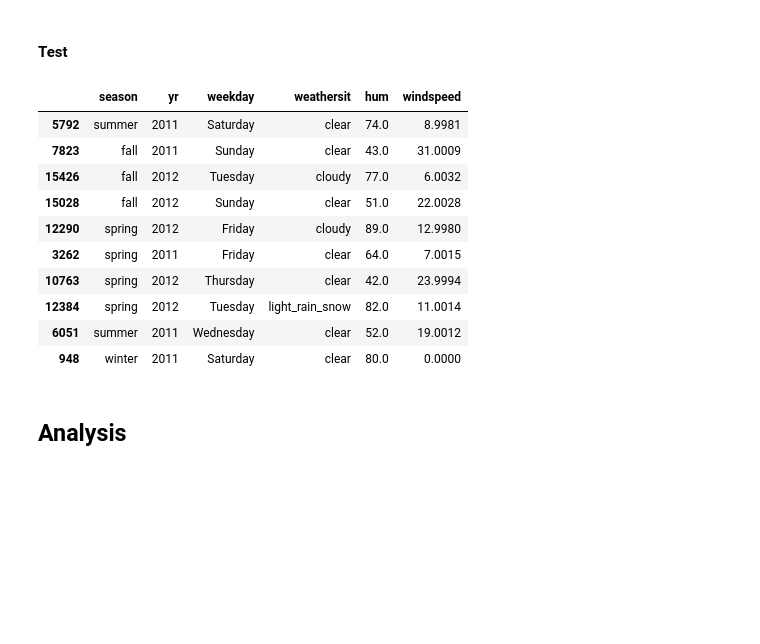
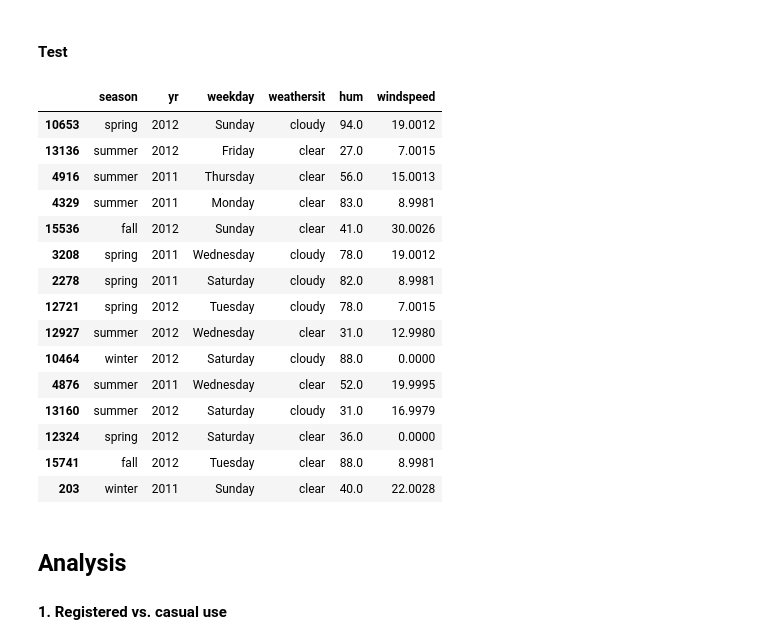
Before and after one commit to 3liud/bike-sharing-analysis, a Jupyter notebook: bike_sharing_analysis.ipynb, the cells around one changed output. Saved outputs shown, nothing was run; the diff lists cells and outputs as text; code cells hidden in the pictures; blank space fills up the shorter version.

Commit message:
finished the trend analysis and vizualization

```diff
--- a/bike_sharing_analysis.ipynb
+++ b/bike_sharing_analysis.ipynb
@@ -106,18 +108,25 @@ hourly_data_clean.windspeed = hourly_data_clean['windspeed']*67
 # %%
 # visualize the changes in the columns
 cols = ['season', 'yr', 'weekday', 'weathersit', 'hum', 'windspeed']
-hourly_data_clean[cols].sample(10, random_state=123)
+hourly_data_clean[cols].sample(15, random_state=1083)
 # %% [output]
 |  | season | yr | weekday | weathersit | hum | windspeed |
-| 5792 | summer | 2011 | Saturday | clear | 74.0 | 8.9981 |
-| 7823 | fall | 2011 | Sunday | clear | 43.0 | 31.0009 |
-| 15426 | fall | 2012 | Tuesday | cloudy | 77.0 | 6.0032 |
-| 15028 | fall | 2012 | Sunday | clear | 51.0 | 22.0028 |
-| 12290 | spring | 2012 | Friday | cloudy | 89.0 | 12.9980 |
-| 3262 | spring | 2011 | Friday | clear | 64.0 | 7.0015 |
-| 10763 | spring | 2012 | Thursday | clear | 42.0 | 23.9994 |
-| 12384 | spring | 2012 | Tuesday | light_rain_snow | 82.0 | 11.0014 |
-| 6051 | summer | 2011 | Wednesday | clear | 52.0 | 19.0012 |
-| 948 | winter | 2011 | Saturday | clear | 80.0 | 0.0000 |
+| 10653 | spring | 2012 | Sunday | cloudy | 94.0 | 19.0012 |
+| 13136 | summer | 2012 | Friday | clear | 27.0 | 7.0015 |
+| 4916 | summer | 2011 | Thursday | clear | 56.0 | 15.0013 |
+| 4329 | summer | 2011 | Monday | clear | 83.0 | 8.9981 |
+| 15536 | fall | 2012 | Sunday | clear | 41.0 | 30.0026 |
+| 3208 | spring | 2011 | Wednesday | cloudy | 78.0 | 19.0012 |
+| 2278 | spring | 2011 | Saturday | cloudy | 82.0 | 8.9981 |
+| 12721 | spring | 2012 | Tuesday | cloudy | 78.0 | 7.0015 |
+| 12927 | summer | 2012 | Wednesday | clear | 31.0 | 12.9980 |
+| 10464 | winter | 2012 | Saturday | cloudy | 88.0 | 0.0000 |
+| 4876 | summer | 2011 | Wednesday | clear | 52.0 | 19.9995 |
+| 13160 | summer | 2012 | Saturday | cloudy | 31.0 | 16.9979 |
+| 12324 | spring | 2012 | Saturday | clear | 36.0 | 0.0000 |
+| 15741 | fall | 2012 | Tuesday | clear | 88.0 | 8.9981 |
+| 203 | winter | 2011 | Sunday | clear | 40.0 | 22.0028 |
-# %% [markdown]
-## Analysis
+# %% [markdown]
+## Analysis
+
+#### 1. Registered vs. casual use
```
Also changed, not shown: parts of 11 cells of this notebook.
